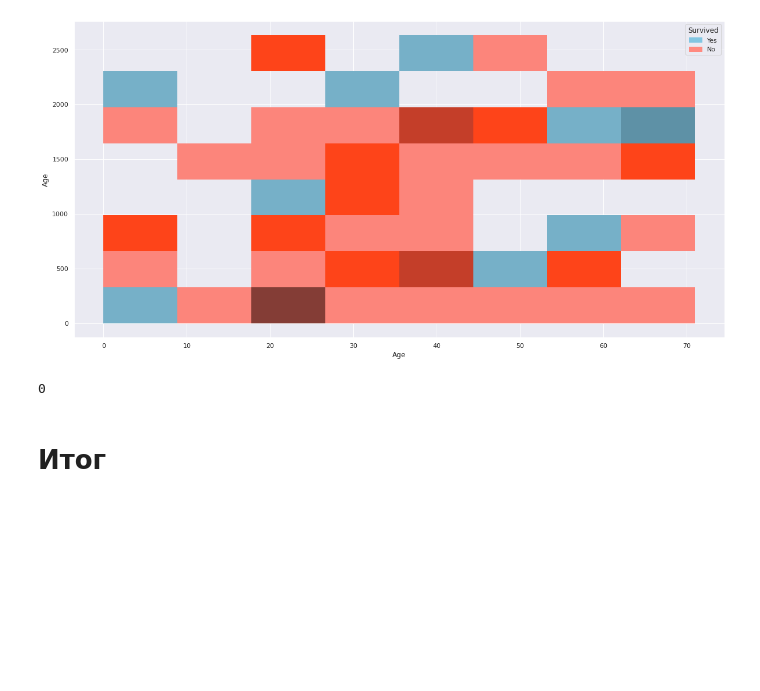
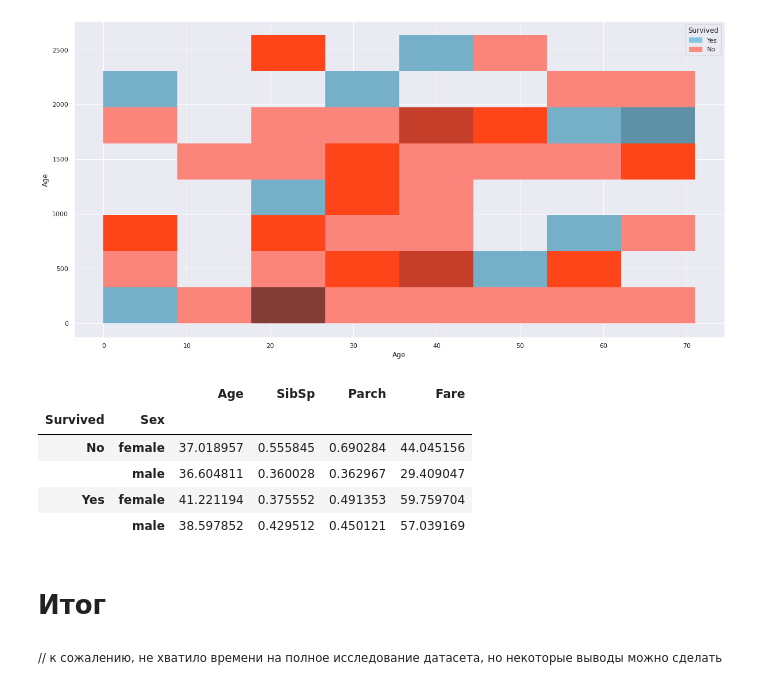
Before and after one commit to th0m45y3/emel, a Jupyter notebook: eda.ipynb, the cells around one changed output. Drawn from its saved outputs; the diff is of its cells as text; code cells hidden in the pictures; blank space fills up the shorter version.

```diff
--- a/eda.ipynb
+++ b/eda.ipynb
@@ -295,8 +299,15 @@ sns.histplot(x='Age', y=copy_age.Age.value_counts(), hue='Survived', data=copy_a
 <AxesSubplot:xlabel='Age', ylabel='Age'>
 [figure]
 # %%
-titanic_data.Age.min()
+titanic_data.groupby(['Survived','Sex']).mean()
 # %% [output]
-0
+|  |  | Age | SibSp | Parch | Fare |
+| Survived | Sex |  |  |  |  |
+| No | female | 37.018957 | 0.555845 | 0.690284 | 44.045156 |
+|  | male | 36.604811 | 0.360028 | 0.362967 | 29.409047 |
+| Yes | female | 41.221194 | 0.375552 | 0.491353 | 59.759704 |
+|  | male | 38.597852 | 0.429512 | 0.450121 | 57.039169 |
 # %% [markdown]
 # Итог
+# %% [markdown]
+<small>// к сожалению, не хватило времени на полное исследование датасета, но некоторые выводы можно сделать</small>
```
Also changed, not shown: parts of 6 cells of this notebook.
